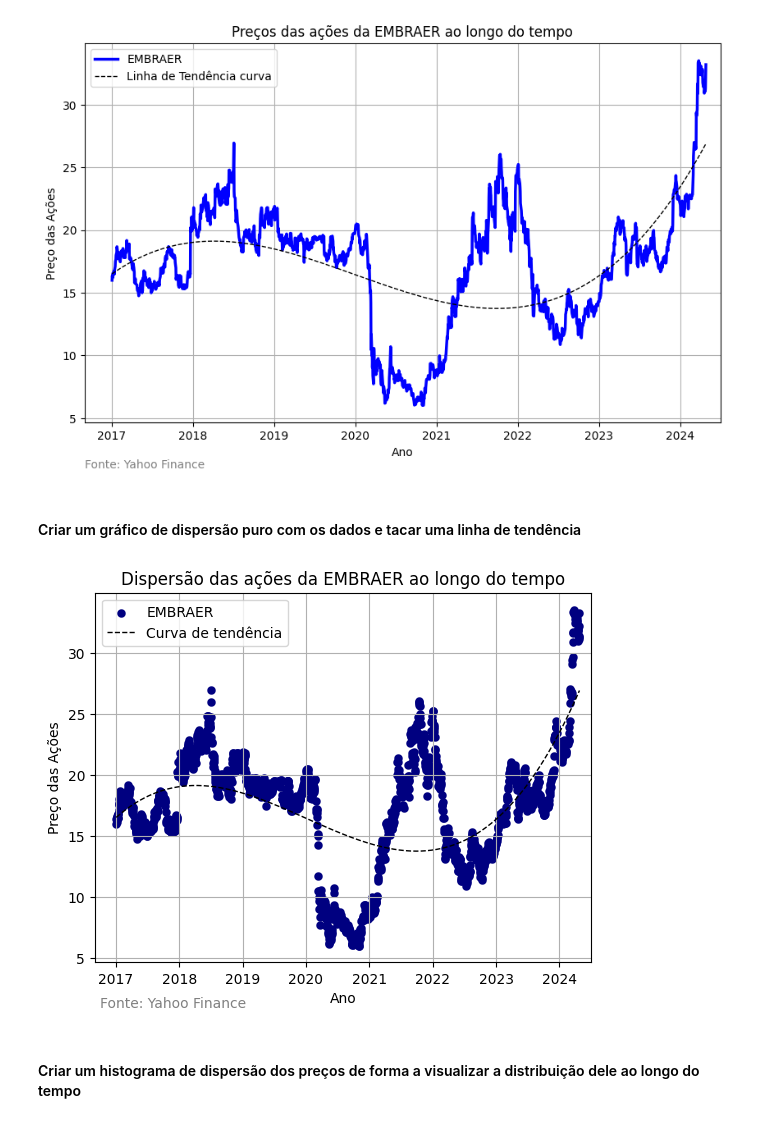
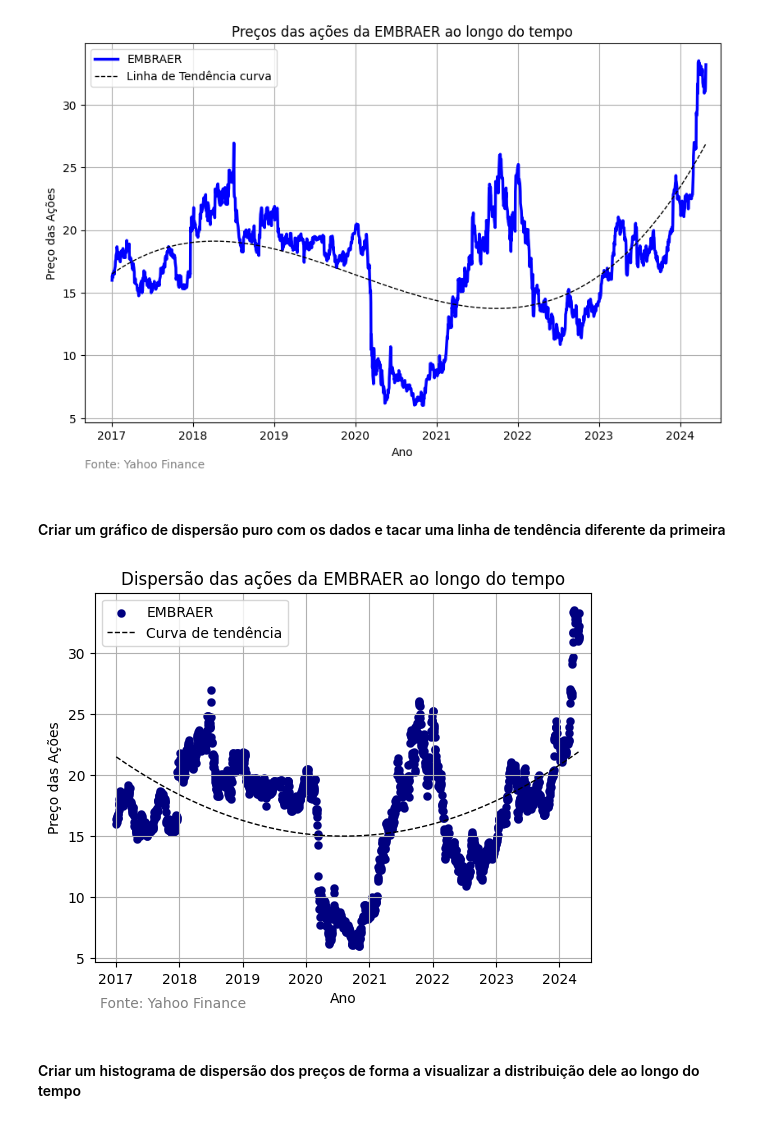
Before and after one commit to jlcamelo2350/Dados-e-automacao, a Jupyter notebook: Análises e automações com Ações da B3/gráficos/Aviação-dados/Setor_Aviação.ipynb, the cells around one changed output. Cells and saved outputs as stored; diff of their text form; code cells hidden in the pictures.

```diff
--- a/Análises e automações com Ações da B3/gráficos/Aviação-dados/Setor_Aviação.ipynb
+++ b/Análises e automações com Ações da B3/gráficos/Aviação-dados/Setor_Aviação.ipynb
@@ -88,40 +88,40 @@ plt.show()
 # %% [output]
 [figure]
 # %% [markdown]
-#### Criar um gráfico de dispersão puro com os dados e tacar uma linha de tendência
+#### Criar um gráfico de dispersão puro com os dados e tacar uma linha de tendência diferente da primeira
 # %%
 # Plotar os dados sobre os preços das ações da WEG
 plt.scatter(df.index, df['EMBR3'], label='EMBRAER', color='navy', linewidth=0.09)
 
 # Adicionar linha de tendência
 df['Date_numeric'] = df.index.astype('int64') // 10**9
-coeficientes = np.polyfit(df['Date_numeric'], df['EMBR3'], 3)
+coeficientes = np.polyfit(df['Date_numeric'], df['EMBR3'], 2)
 tendencia = np.poly1d(coeficientes)
 plt.plot(df.index, tendencia(df['Date_numeric']), label='Curva de tendência', color='black', linestyle='--', linewidth=1)
 
 # Nomear os eixos do gráfico
 plt.xlabel('Ano')
 plt.ylabel('Preço das Ações')
 
 # Entitular o gráfico
 plt.title('Dispersão das ações da EMBRAER ao longo do tempo')
 
 # Mostrar a legenda no gráfico
 plt.legend()
 
 # Mostrar as grades no gráfico
 plt.grid()
 
 # Configurar o limite do eixo x
 plt.xlim(pd.Timestamp('2016-09-01'), pd.Timestamp('2024-07-01'))
 
 # Adicionar um texto dizendo a fonte dos dados
 plt.text(pd.Timestamp('2016-10-01'), 1, 'Fonte: Yahoo Finance', fontsize=10, color='gray', horizontalalignment='left')
 
 # Mostrar o gráfico
 plt.show()
 # %% [output]
-[figure, old version]
+[figure, new version]
 # %% [markdown]
 #### Criar um histograma de dispersão dos preços de forma a visualizar a distribuição dele ao longo do tempo
 # %%
```
Also changed, not shown: parts of 16 cells of this notebook.
